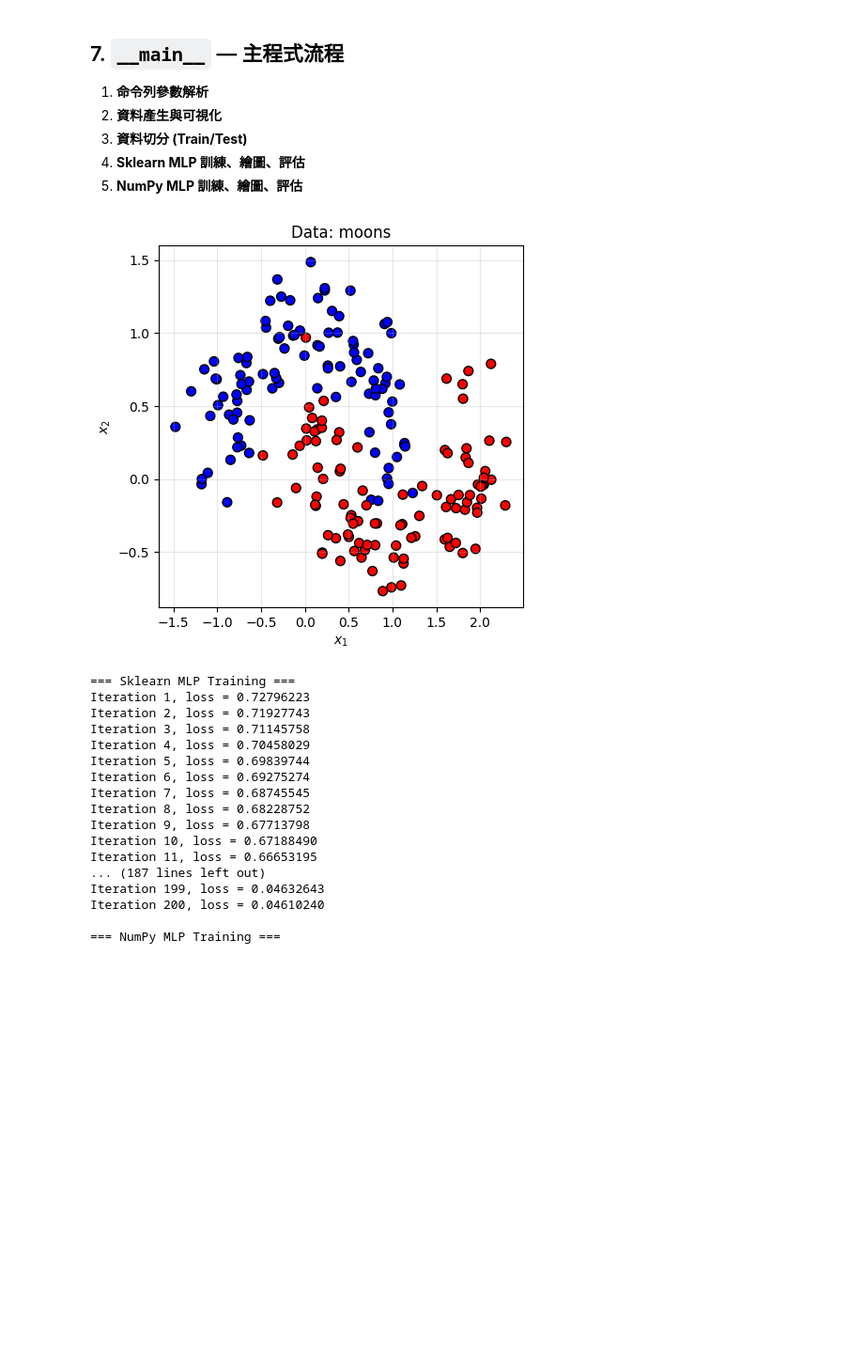
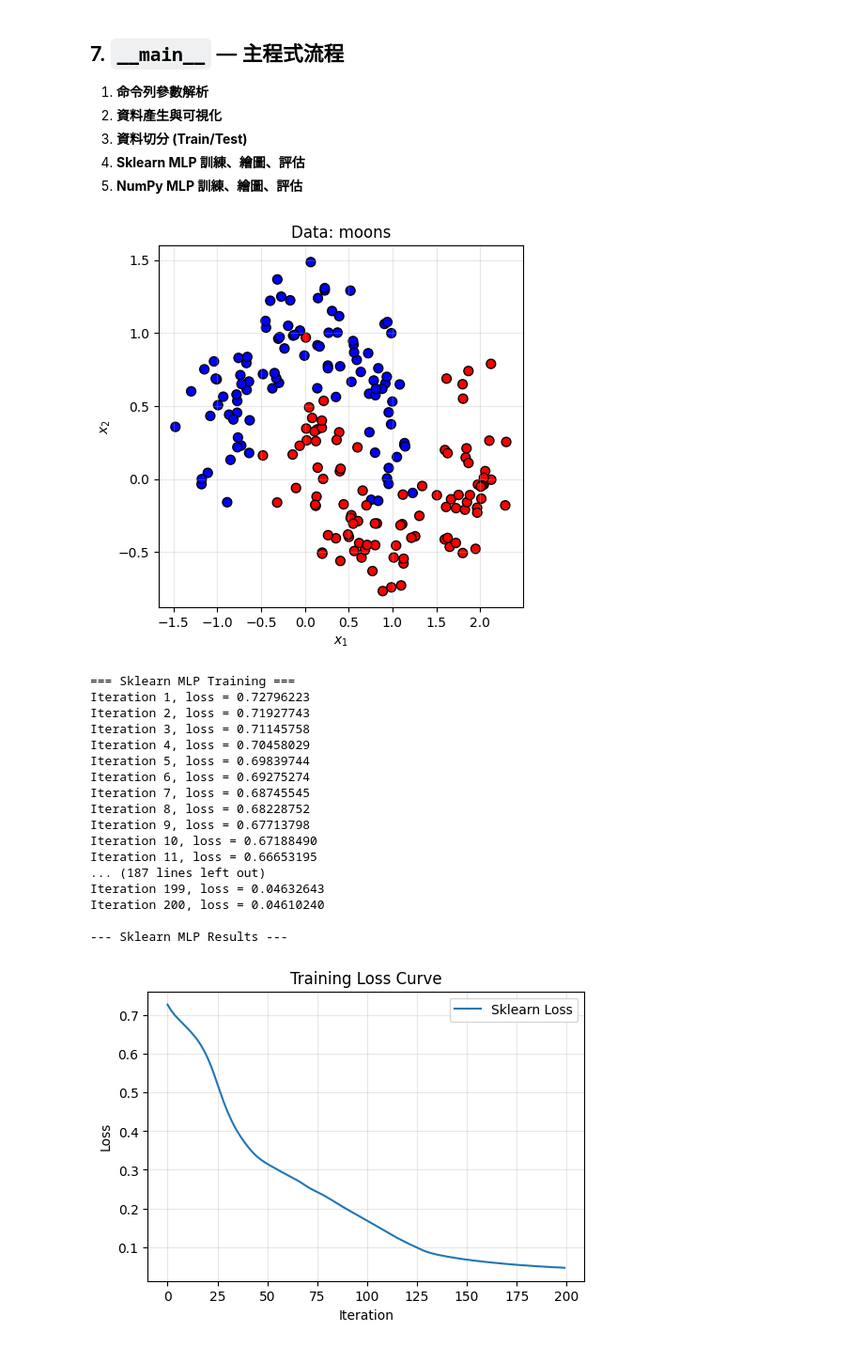
Before and after one commit to chjason123/machine_learning, a Jupyter notebook: HW1/MLP.ipynb, the cells around one changed output. Shown: that part at 94% size. Drawn from its saved outputs; the diff is of its cells as text; code cells hidden in the pictures; blank space fills up the shorter version.

```diff
--- a/HW1/MLP.ipynb
+++ b/HW1/MLP.ipynb
@@ -368,55 +368,56 @@ if __name__ == '__main__':
     # ------------------------------
     # 3b. 訓練 NumPy MLP
     # ------------------------------
-    print("\n=== NumPy MLP Training ===")
-    num_epochs = 100
-    batch_size = 256
+    #print("\n=== NumPy MLP Training ===")
+    #num_epochs = 100
+    #batch_size = 256
 
     # 建立模型
-    model = MLP(input_size=784, batch_size=batch_size,
-                num_classes=10, lr=0.001,
-                hidden_layer_sizes=(256,),
-                activation='tanh')
+    #model = MLP(input_size=784, batch_size=batch_size,
+    #            num_classes=10, lr=0.001,
+    #            hidden_layer_sizes=(256,),
+    #            activation='tanh')
     # 執行訓練
-    history = train_mlp_numpy(model, MLP.dataloader,
-                              num_epochs=num_epochs,
-                              batch_size=batch_size)
+    #history = train_mlp_numpy(model, MLP.dataloader,
+    #                          num_epochs=num_epochs,
+    #                          batch_size=batch_size)
     # ------------------------------
     # 4a. Sklearn MLP 結果
     # ------------------------------
     print("\n--- Sklearn MLP Results ---")
     plot_loss_curve(clf_sk)
     plot_decision_boundary(clf_sk, X, y, X_train, y_train, X_test, y_test)
     evaluate_model(clf_sk, X_train, y_train, X_test, y_test)
 
     # ------------------------------
     # 4b. NumPy MLP 結果
     # ------------------------------
-    plt.plot(clf_np_imp['loss_history'])
-    plt.title("Improved NumPy MLP Loss")
-    plt.xlabel("Epoch")
-    plt.ylabel("BCE Loss")
-    plt.show()
+    #plt.plot(clf_np_imp['loss_history'])
+    #plt.title("Improved NumPy MLP Loss")
+    #plt.xlabel("Epoch")
+    #plt.ylabel("BCE Loss")
+    #plt.show()
     # 決策邊界 & 評估
-    plot_decision_boundary(clf_np_imp, X, y, X_train, y_train, X_test, y_test)
-    acc = np.mean(clf_np_imp['predict'](X_test) == y_test)
-    print("Improved NumPy MLP Test Acc:", acc)
+    #plot_decision_boundary(clf_np_imp, X, y, X_train, y_train, X_test, y_test)
+    #acc = np.mean(clf_np_imp['predict'](X_test) == y_test)
+    #print("Improved NumPy MLP Test Acc:", acc)
 # %% [output]
 [figure]
 === Sklearn MLP Training ===
 Iteration 1, loss = 0.72796223
 Iteration 2, loss = 0.71927743
 Iteration 3, loss = 0.71145758
 Iteration 4, loss = 0.70458029
 Iteration 5, loss = 0.69839744
 Iteration 6, loss = 0.69275274
 Iteration 7, loss = 0.68745545
 Iteration 8, loss = 0.68228752
 Iteration 9, loss = 0.67713798
 Iteration 10, loss = 0.67188490
 Iteration 11, loss = 0.66653195
 ... (187 lines left out)
 Iteration 199, loss = 0.04632643
 Iteration 200, loss = 0.04610240
 
-=== NumPy MLP Training ===
+--- Sklearn MLP Results ---
+[figure, added]
```
Also changed, not shown: parts of 1 cell of this notebook.
